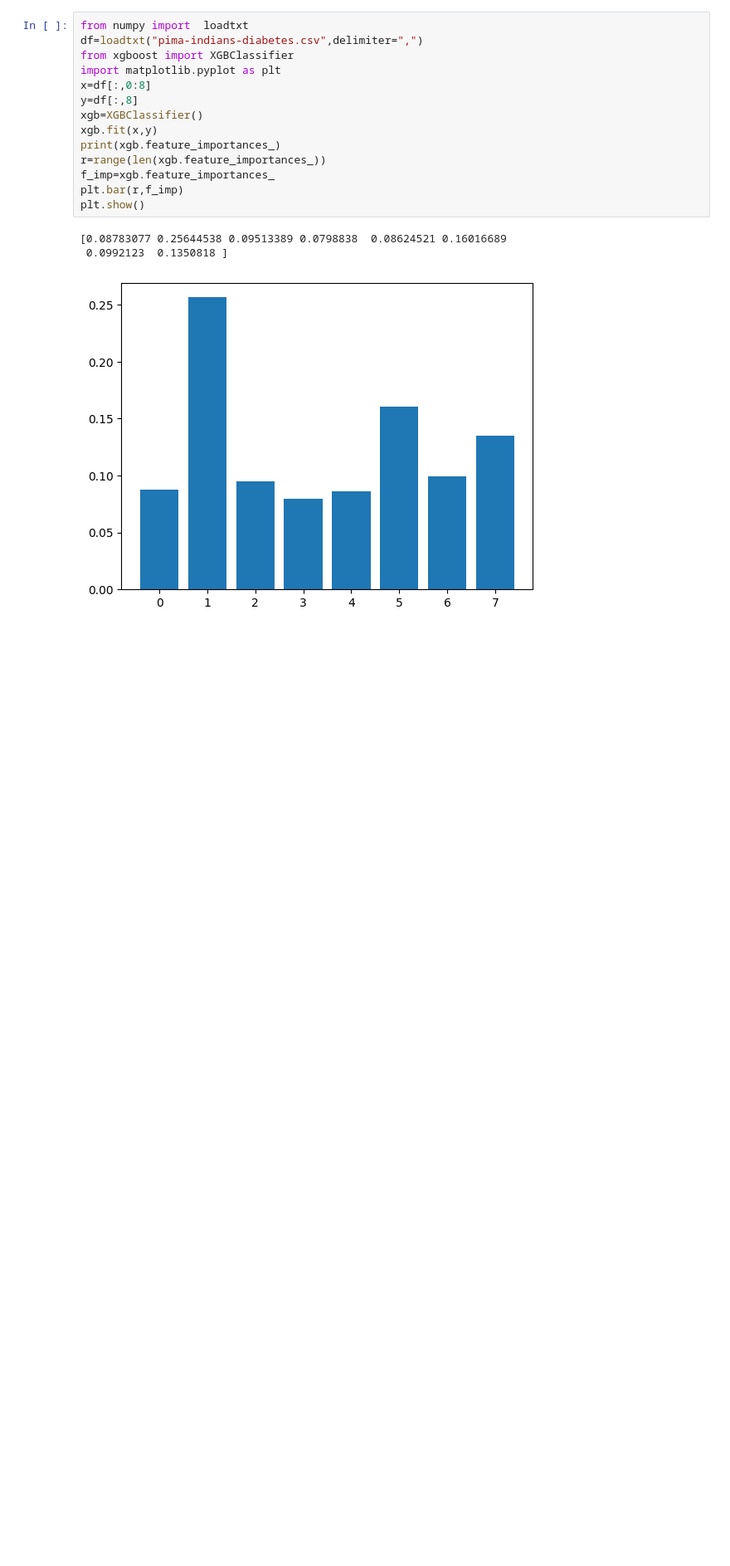
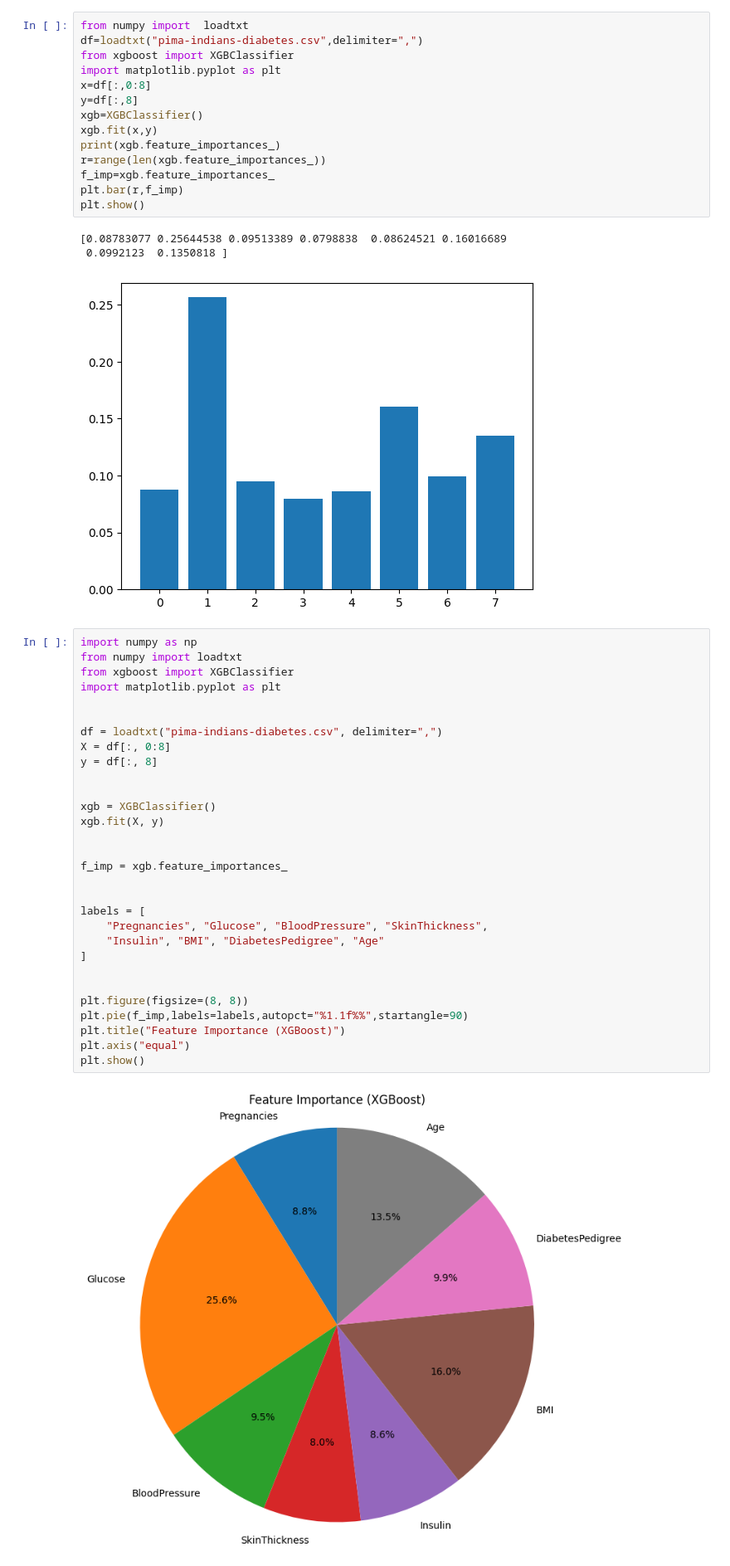
Before and after one commit to RamyaSri2222/Data-Science, a Jupyter notebook: xgboost.ipynb, the cells around one changed output. Shown at 83% size. Cells and saved outputs as stored; diff of their text form; blank space fills up the shorter version.

```diff
--- a/xgboost.ipynb
+++ b/xgboost.ipynb
@@ -285,3 +285,35 @@ plt.show()
 [0.08783077 0.25644538 0.09513389 0.0798838  0.08624521 0.16016689
  0.0992123  0.1350818 ]
 [figure]
+# %%
+import numpy as np
+from numpy import loadtxt
+from xgboost import XGBClassifier
+import matplotlib.pyplot as plt
+
+
+df = loadtxt("pima-indians-diabetes.csv", delimiter=",")
+X = df[:, 0:8]
+y = df[:, 8]
+
+
+xgb = XGBClassifier()
+xgb.fit(X, y)
+
+
+f_imp = xgb.feature_importances_
+
+
+labels = [
+    "Pregnancies", "Glucose", "BloodPressure", "SkinThickness",
+    "Insulin", "BMI", "DiabetesPedigree", "Age"
+]
+
+
+plt.figure(figsize=(8, 8))
+plt.pie(f_imp,labels=labels,autopct="%1.1f%%",startangle=90)
+plt.title("Feature Importance (XGBoost)")
+plt.axis("equal")
+plt.show()
+# %% [output]
+[figure, added]
```
